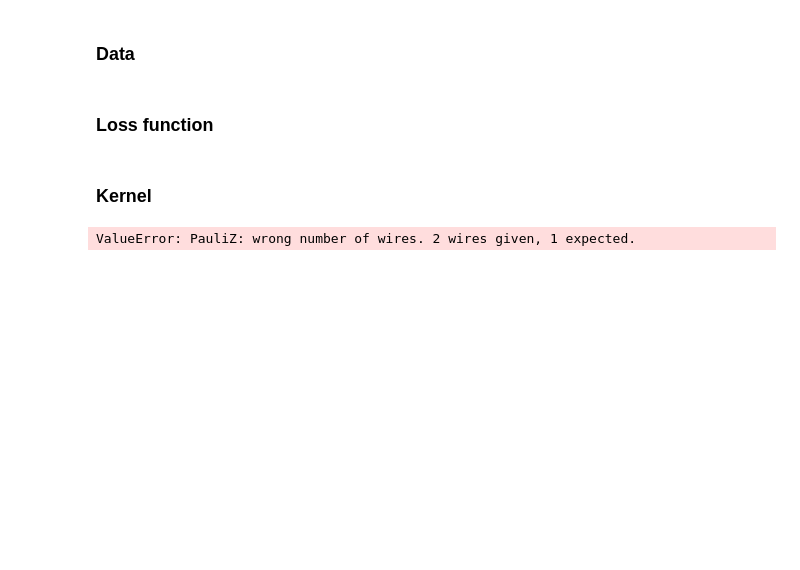
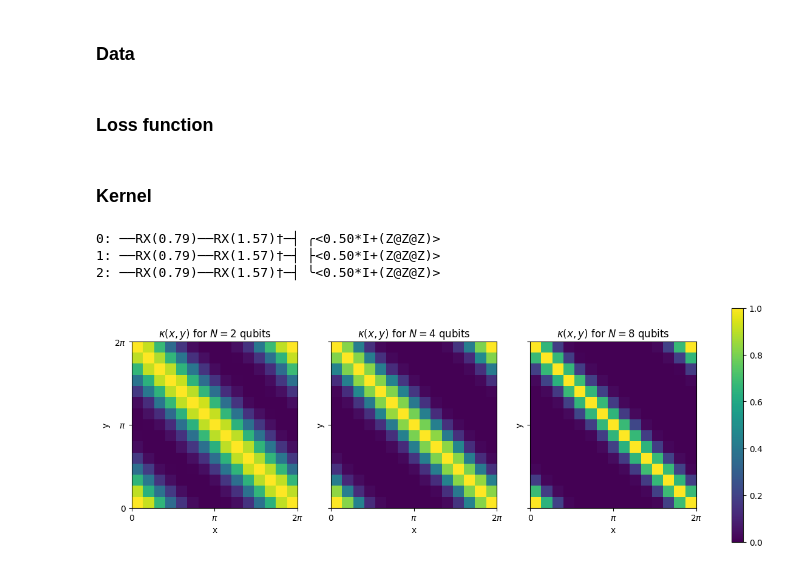
Before and after one commit to LeonardEyer/QKM, a Jupyter notebook: QKM.ipynb, the cells around one changed output. Saved outputs shown, nothing was run; the diff lists cells and outputs as text; code cells hidden in the pictures; blank space fills up the shorter version.

Commit message:
some qiskit measurements

```diff
--- a/QKM.ipynb
+++ b/QKM.ipynb
@@ -16,15 +18,22 @@ def L(data):
 # %% [markdown]
 ### Kernel
 # %%
-def k(x, y, N):
+N = 3
+@qml.qnode(qml.device("default.qubit", wires=N))
+def k(x, y):
     for n in range(N):
         qml.RX(x, wires=n)
         qml.adjoint(qml.RX(y, wires=n))
-    return qml.expval(qml.PauliZ(wires=range(N)))
-    #return qml.expval(qml.s_prod(1/2,qml.sum(qml.Identity(wires=range(N)),qml.PauliZ(wires=range(N)))))
+
+    observable = qml.s_prod(1/2, qml.sum(*[
+        qml.Identity(wires=range(N)),
+        qml.prod(*[qml.PauliZ(wires=i) for i in range(N)])
+        ])
+    )
+    return qml.expval(observable)
-# %%
-circuit = qml.QNode(k, qml.device('default.qubit', wires=2))
 # %%
-print(qml.draw(circuit) (np.pi/4, np.pi/4, 2))
+print(qml.draw(k)(np.pi/4, np.pi/2))
 # %% [output]
-ValueError: PauliZ: wrong number of wires. 2 wires given, 1 expected.
+0: ──RX(0.79)──RX(1.57)†─┤ ╭<0.50*I+(Z@Z@Z)>
+1: ──RX(0.79)──RX(1.57)†─┤ ├<0.50*I+(Z@Z@Z)>
+2: ──RX(0.79)──RX(1.57)†─┤ ╰<0.50*I+(Z@Z@Z)>
@@ -30,0 +63,53 @@ ValueError: PauliZ: wrong number of wires. 2 wires given, 1 expected.
+# %%
+from qiskit.transpiler.preset_passmanagers import generate_preset_pass_manager
+from qiskit.primitives import StatevectorSampler
+
+
+def K(N):
+    def k(x, y):
+        n_shots = 1024
+        sampler = StatevectorSampler()
+        circuit = kernel_circuit(N)
+
+        # Transpile circuit
+        pm = generate_preset_pass_manager(optimization_level=1)
+        pm.run(circuit)
+
+        # Run using V2 sampler
+        result = sampler.run([(circuit, [x, y])], shots=n_shots).result()
+
+        # Access result data for PUB 0
+        data_pub = result[0].data
+        counts = data_pub.meas.get_counts()
+
+        # Calculate the probability of the all zeros state
+        all_zeros = '0' * N
+        if all_zeros not in counts:
+            return 0
+        return counts[all_zeros] / n_shots
+
+    return k
+
+
+def kernel_subplot(ax, N, grid_res=15):
+    xs = np.linspace(0, 2*np.pi, grid_res)
+    k = K(N)
+    KK = np.array([[k(x, y) for x in xs] for y in xs])
+
+    ax.set_title(f"$\kappa(x, y)$ for $N={N}$ qubits")
+    ax.imshow(KK, extent=(0, 2*np.pi, 0, 2*np.pi))
+    ax.set_xlabel("x")
+    ax.set_ylabel("y")
+    ax.set_xticks([0, np.pi, 2*np.pi], ["0", "$\pi$", "$2\pi$"])
+    ax.set_yticks([0, np.pi, 2*np.pi], ["0", "$\pi$", "$2\pi$"])
+
+
+fig, axs = plt.subplots(1, 3, figsize=(15, 5), sharex=True, sharey=True)
+kernel_subplot(axs[0], 2)
+kernel_subplot(axs[1], 4)
+kernel_subplot(axs[2], 8)
+# colorbar
+fig.colorbar(axs[2].images[0], ax=axs, orientation="vertical")
+plt.show()
+# %% [output]
+[figure, added]
```
Also changed, not shown: parts of 5 cells of this notebook.
